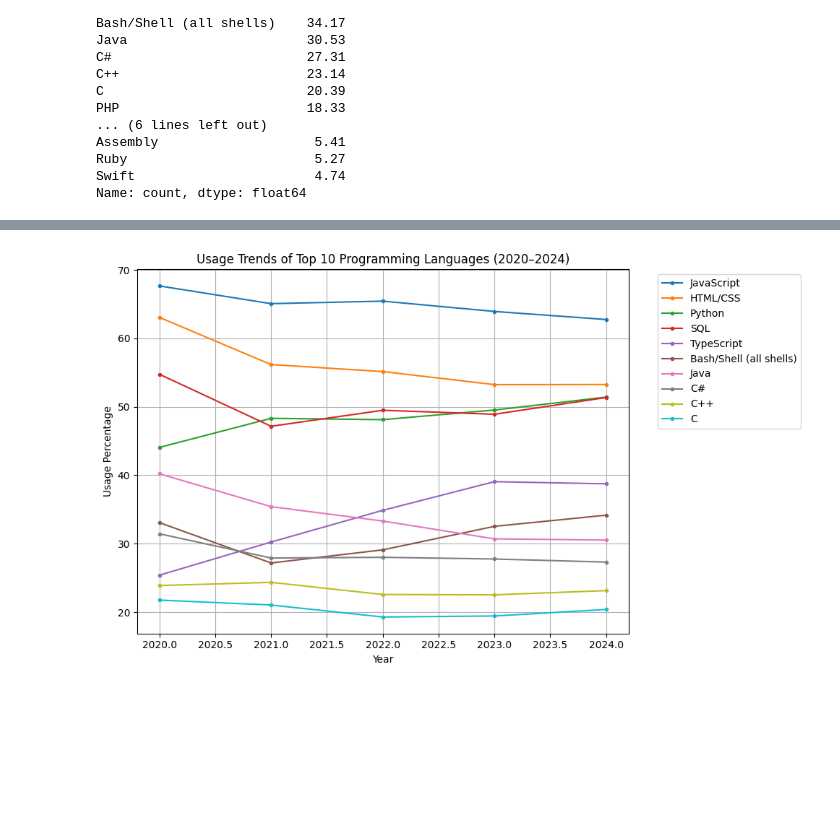
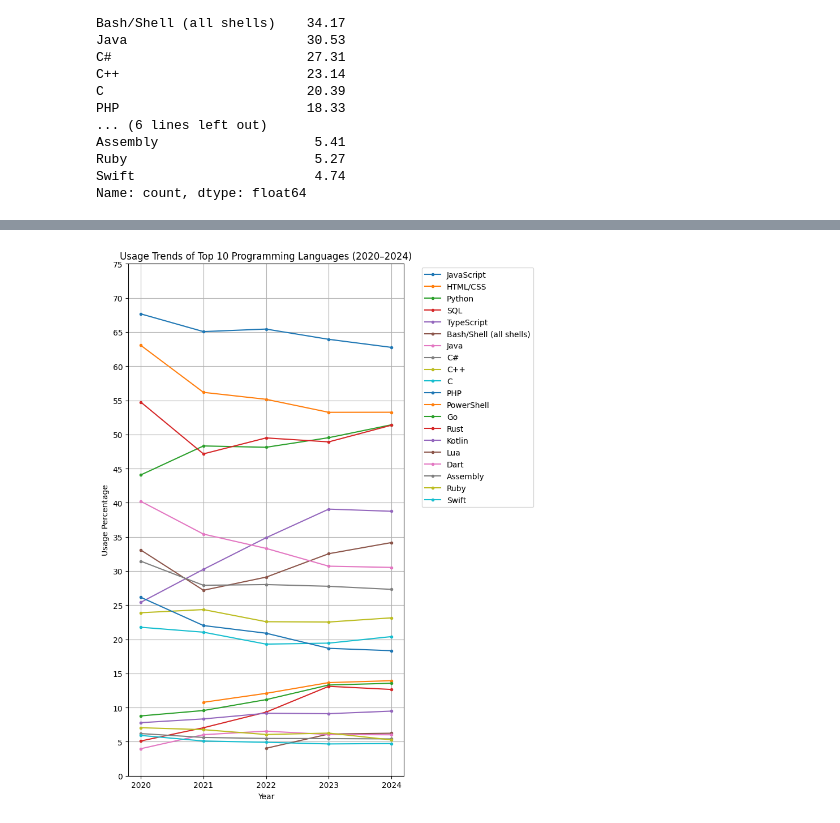
Before and after one commit to devinlin89/SO-language-trends-2020-2024, a Jupyter notebook: notebooks/analysis.ipynb, the cells around one changed output, grey strips where cells are left out. Drawn from its saved outputs; the diff is of its cells as text; code cells hidden in the pictures; blank space fills up the shorter version.

Commit message:
Updated usage analysis in analysis.ipynb

```diff
--- a/notebooks/analysis.ipynb
+++ b/notebooks/analysis.ipynb
@@ -39,5 +41,5 @@ for year, df in data_frames.items():
 # %%
-def calculate_usage(df, column: str):
+def calculate_usage(df, column: str="LanguageHaveWorkedWith"):
     """
     Calculate usage percentage for a multi-select language column.
     Matches Stack Overflow Developer Survey methodology.
@@ -86,7 +88,13 @@ Name: count, dtype: float64
 # %%
 usage_trends = pd.DataFrame(usage_by_year)
 
-print(round(usage_trends, 2).sort_values(by=YEARS[-1], ascending=False).head(20))
+# List of excluded non-programming language options
+exclude = ["Node.js"]
+
+# Drops rows of excluded non-programming language options
+usage_trends = usage_trends.drop(index=exclude, errors="ignore")
+
+print(round(usage_trends, 2).sort_values(by=YEARS[-1], ascending=False).head(25))
 # %% [output]
                           2020   2021   2022   2023   2024
 LanguageHaveWorkedWith
@@ -116,28 +143,31 @@ usage_trends.loc["Rust"].plot(
 # %%
-top_10_languages_by_usage = (
+top_20_languages_by_usage = (
     usage_trends
     .sort_values(by=2024, ascending=False)
-    .head(10)
+    .head(20)
 )
 # %%
-import matplotlib.pyplot as plt
+plt.figure(figsize=(8, 10))
 
-plt.figure(figsize=(10, 6))
-
-for language in top_10_languages_by_usage.index:
+for language in top_20_languages_by_usage.index:
     plt.plot(
-        top_10_languages_by_usage.columns,
-        top_10_languages_by_usage.loc[language],
+        top_20_languages_by_usage.columns,
+        top_20_languages_by_usage.loc[language],
         marker=".",
         label=language
     )
 
 plt.xlabel("Year")
 plt.ylabel("Usage Percentage")
+
+plt.xticks(YEARS)
+plt.yticks(range(0, 80, 5))
+
 plt.title("Usage Trends of Top 10 Programming Languages (2020–2024)")
 plt.legend(bbox_to_anchor=(1.05, 1), loc="upper left")
+
 plt.grid(True)
 plt.tight_layout()
 plt.show()
 # %% [output]
-[figure, old version]
+[figure, new version]
```
Also changed, not shown: parts of 14 cells of this notebook.
